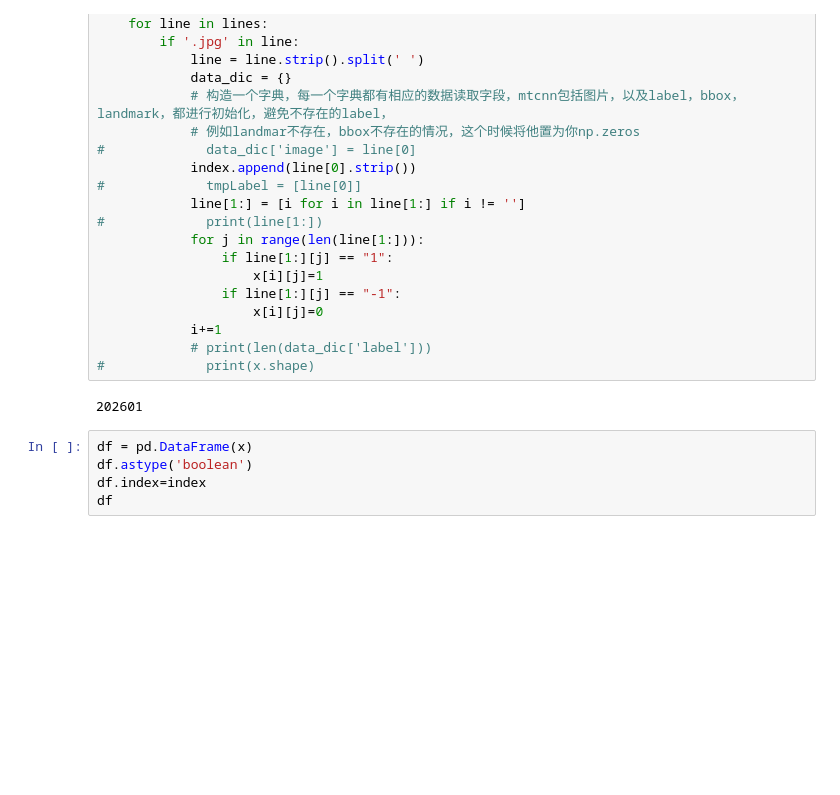
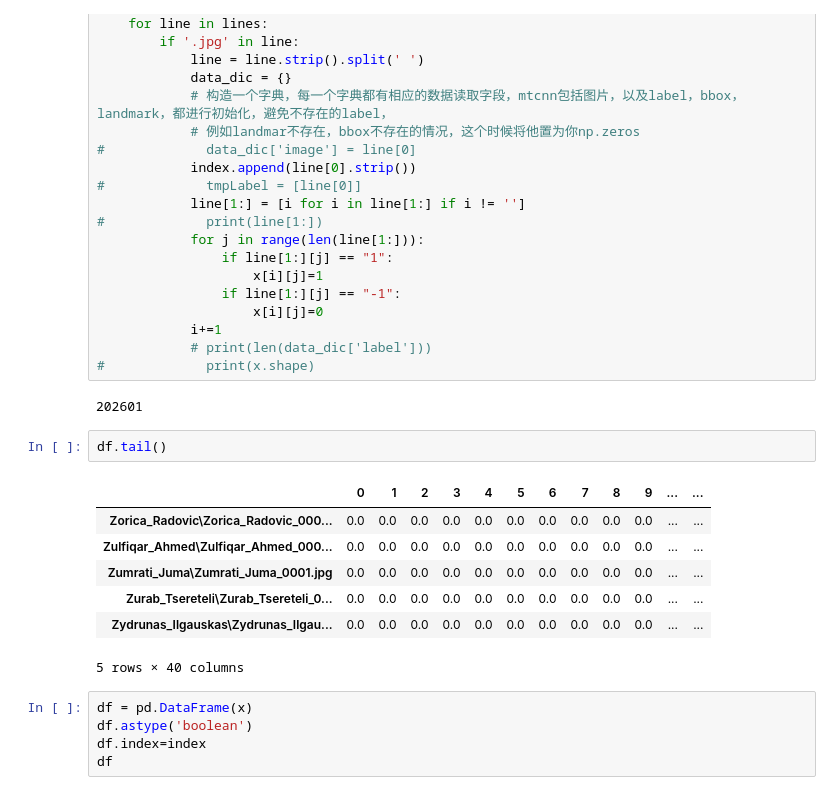
Before and after one commit to shwanliu/FANet, a Jupyter notebook: datasets/Anno/reportAboutdataset.ipynb, the cells around one changed output. Saved outputs shown, nothing was run; the diff lists cells and outputs as text; blank space fills up the shorter version.

```diff
--- a/datasets/Anno/reportAboutdataset.ipynb
+++ b/datasets/Anno/reportAboutdataset.ipynb
@@ -35,6 +35,16 @@ with open(labelPath,'r') as f:
 #             print(x.shape)
 # %% [output]
 202601
+# %%
+df.tail()
+# %% [output]
+|  | 0 | 1 | 2 | 3 | 4 | 5 | 6 | 7 | 8 | 9 | ... | ... |
+| Zorica_Radovic\Zorica_Radovic_000... | 0.0 | 0.0 | 0.0 | 0.0 | 0.0 | 0.0 | 0.0 | 0.0 | 0.0 | 0.0 | ... | ... |
+| Zulfiqar_Ahmed\Zulfiqar_Ahmed_000... | 0.0 | 0.0 | 0.0 | 0.0 | 0.0 | 0.0 | 0.0 | 0.0 | 0.0 | 0.0 | ... | ... |
+| Zumrati_Juma\Zumrati_Juma_0001.jpg | 0.0 | 0.0 | 0.0 | 0.0 | 0.0 | 0.0 | 0.0 | 0.0 | 0.0 | 0.0 | ... | ... |
+| Zurab_Tsereteli\Zurab_Tsereteli_0... | 0.0 | 0.0 | 0.0 | 0.0 | 0.0 | 0.0 | 0.0 | 0.0 | 0.0 | 0.0 | ... | ... |
+| Zydrunas_Ilgauskas\Zydrunas_Ilgau... | 0.0 | 0.0 | 0.0 | 0.0 | 0.0 | 0.0 | 0.0 | 0.0 | 0.0 | 0.0 | ... | ... |
+5 rows × 40 columns
 # %%
 df = pd.DataFrame(x)
 df.astype('boolean')
```
Also changed, not shown: parts of 4 cells of this notebook, 2 other files.
